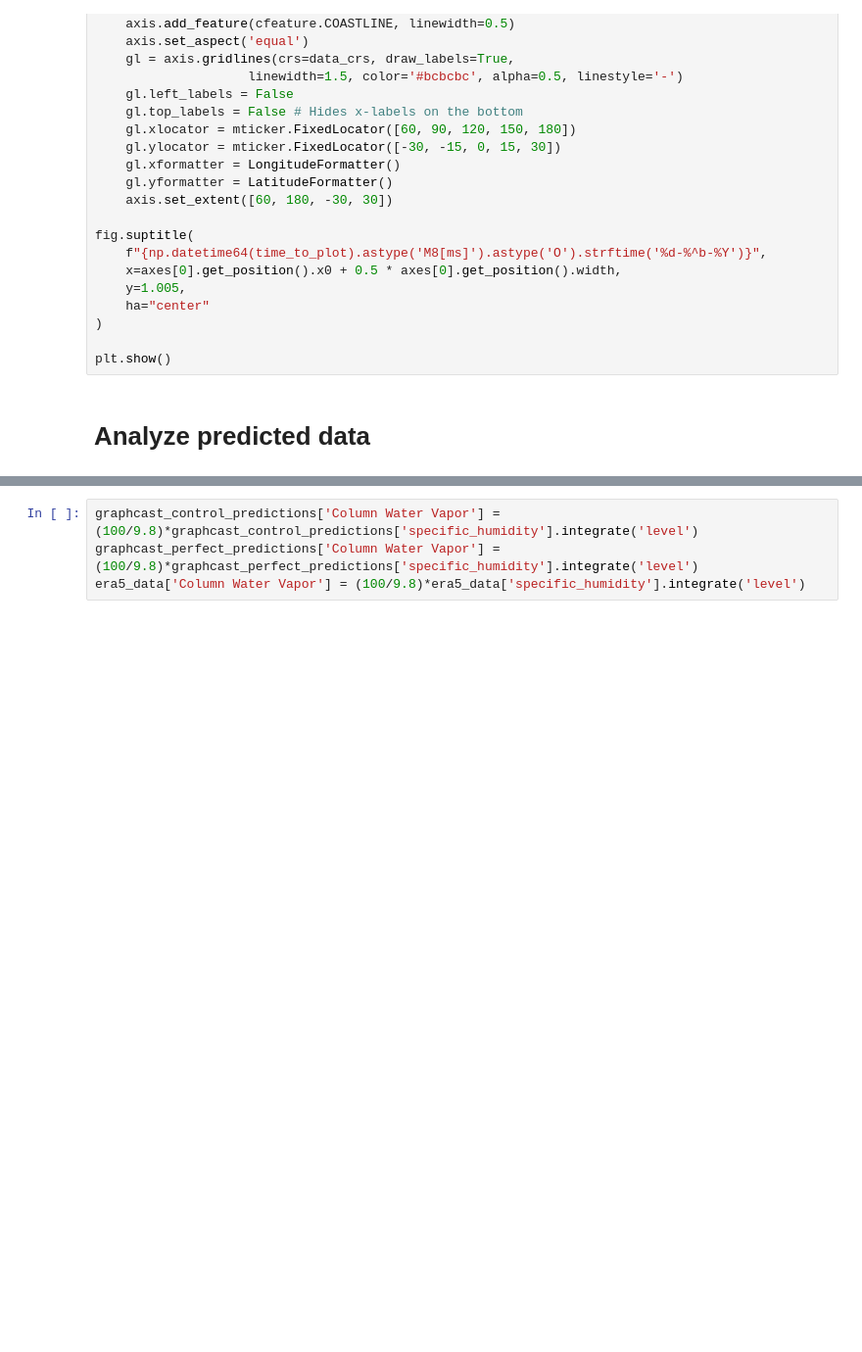
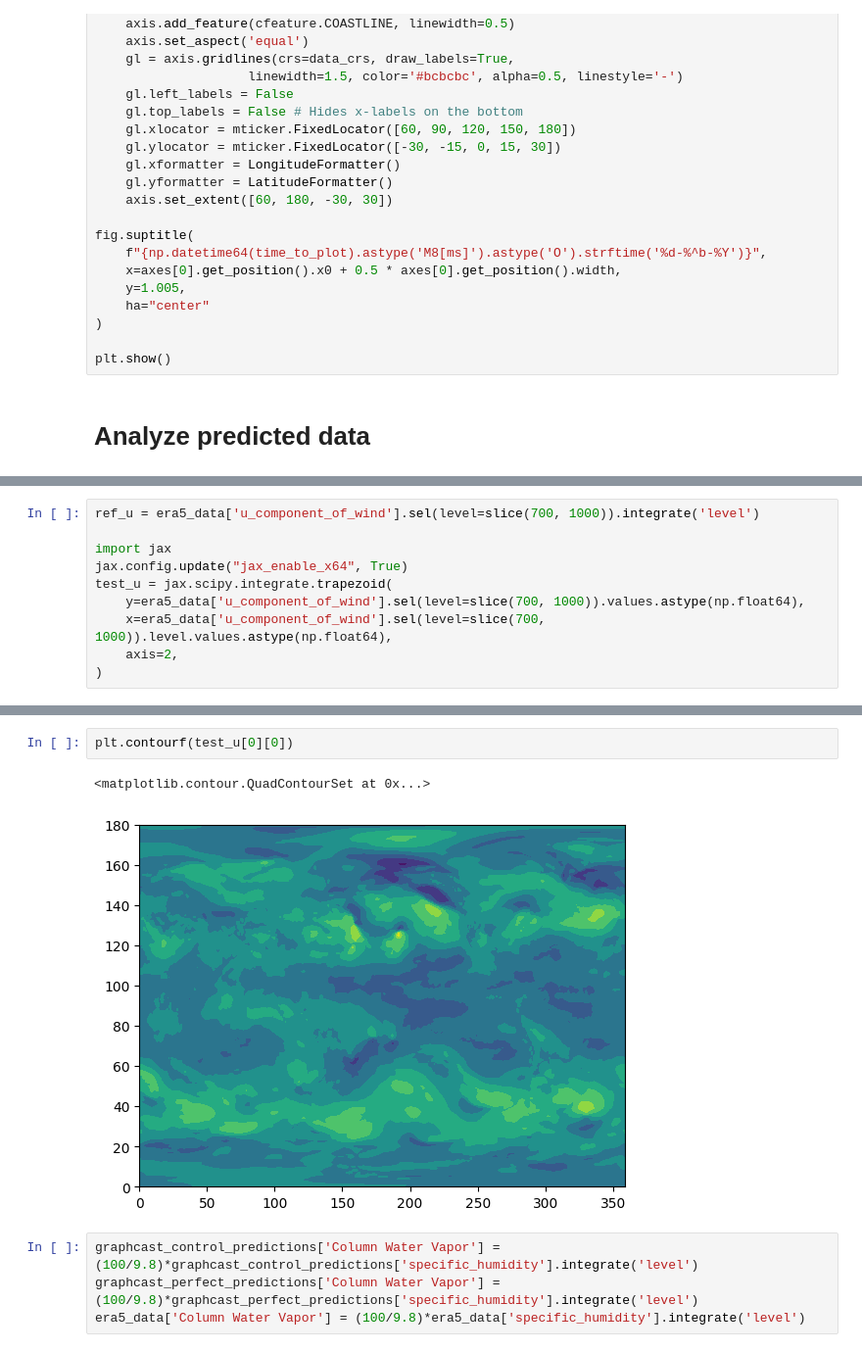
Before and after one commit to spencer-ressel/thesis-work, a Jupyter notebook: python/graphcast/data_processing.ipynb, the cells around one changed output, grey strips where cells are left out. Shown at 98% size. Drawn from its saved outputs; the diff is of its cells as text; blank space fills up the shorter version.

```diff
--- a/python/graphcast/data_processing.ipynb
+++ b/python/graphcast/data_processing.ipynb
@@ -1345,0 +1377,10 @@ logger.info("Finished")
+# %%
+ref_u = era5_data['u_component_of_wind'].sel(level=slice(700, 1000)).integrate('level')
+
+import jax
+jax.config.update("jax_enable_x64", True)
+test_u = jax.scipy.integrate.trapezoid(
+    y=era5_data['u_component_of_wind'].sel(level=slice(700, 1000)).values.astype(np.float64),
+    x=era5_data['u_component_of_wind'].sel(level=slice(700, 1000)).level.values.astype(np.float64),
+    axis=2,
+)
@@ -1346,3 +1397,8 @@ logger.info("Finished")
+# %%
+plt.contourf(test_u[0][0])
+# %% [output]
+<matplotlib.contour.QuadContourSet at 0x...>
+[figure, added]
 # %%
 graphcast_control_predictions['Column Water Vapor'] = (100/9.8)*graphcast_control_predictions['specific_humidity'].integrate('level')
 graphcast_perfect_predictions['Column Water Vapor'] = (100/9.8)*graphcast_perfect_predictions['specific_humidity'].integrate('level')
```
Also changed, not shown: parts of 20 cells of this notebook, 26 other files.
